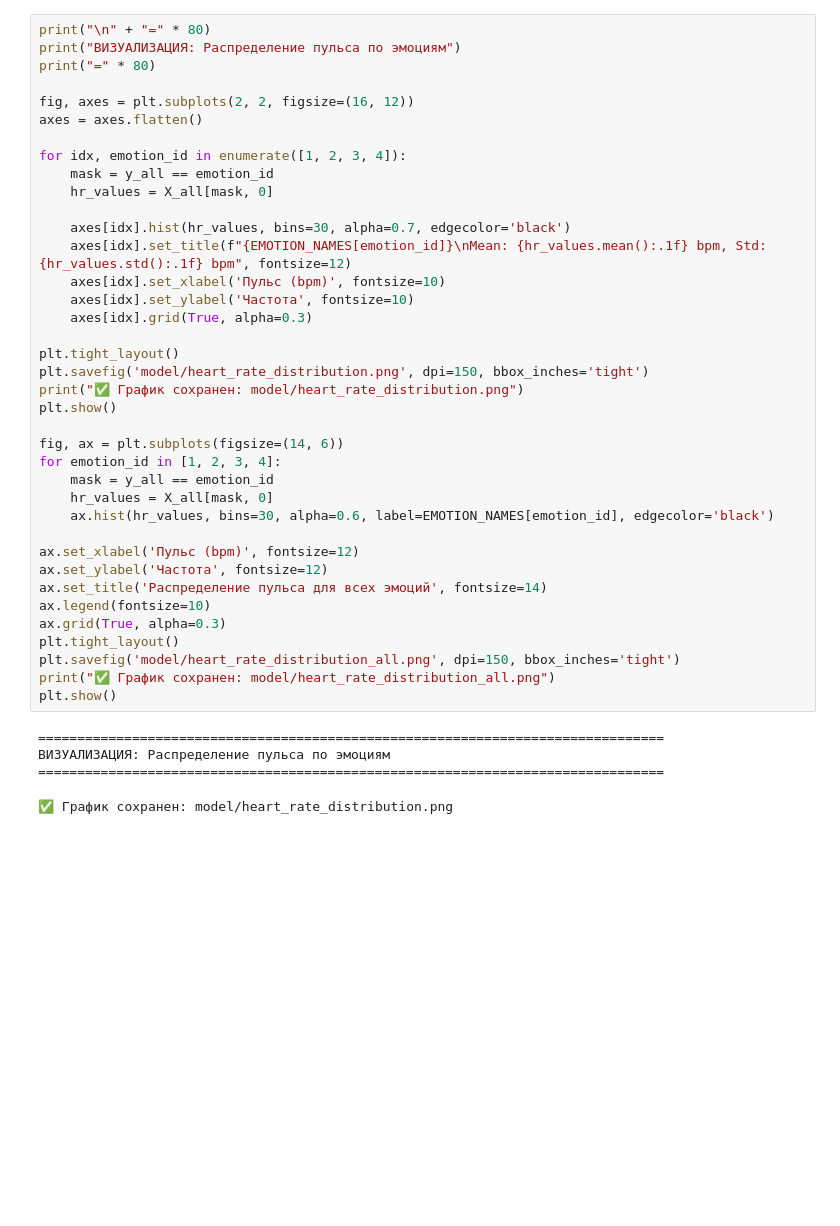
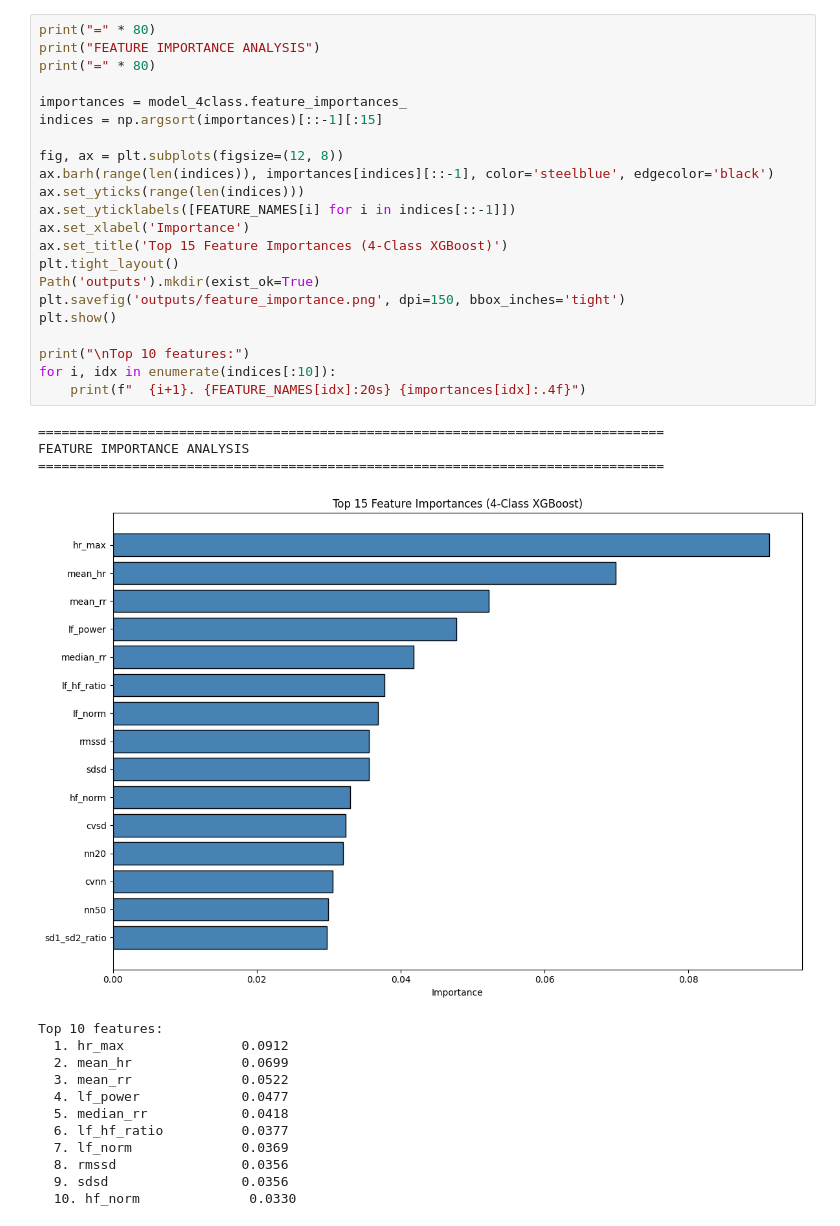
Before and after one commit to kegazani/metachat, a Jupyter notebook: ai/model.ipynb, the cells around one changed output. Saved outputs shown, nothing was run; the diff lists cells and outputs as text; blank space fills up the shorter version.

```diff
--- a/ai/model.ipynb
+++ b/ai/model.ipynb
@@ -404,43 +403,38 @@ ONE-VS-REST: 4 ОТДЕЛЬНЫХ КЛАССИФИКАТОРА
 # %%
-print("\n" + "=" * 80)
-print("ВИЗУАЛИЗАЦИЯ: Распределение пульса по эмоциям")
+print("=" * 80)
+print("FEATURE IMPORTANCE ANALYSIS")
 print("=" * 80)
 
-fig, axes = plt.subplots(2, 2, figsize=(16, 12))
-axes = axes.flatten()
+importances = model_4class.feature_importances_
+indices = np.argsort(importances)[::-1][:15]
 
-for idx, emotion_id in enumerate([1, 2, 3, 4]):
-    mask = y_all == emotion_id
-    hr_values = X_all[mask, 0]
-
-    axes[idx].hist(hr_values, bins=30, alpha=0.7, edgecolor='black')
-    axes[idx].set_title(f"{EMOTION_NAMES[emotion_id]}\nMean: {hr_values.mean():.1f} bpm, Std: {hr_values.std():.1f} bpm", fontsize=12)
-    axes[idx].set_xlabel('Пульс (bpm)', fontsize=10)
-    axes[idx].set_ylabel('Частота', fontsize=10)
-    axes[idx].grid(True, alpha=0.3)
-
+fig, ax = plt.subplots(figsize=(12, 8))
+ax.barh(range(len(indices)), importances[indices][::-1], color='steelblue', edgecolor='black')
+ax.set_yticks(range(len(indices)))
+ax.set_yticklabels([FEATURE_NAMES[i] for i in indices[::-1]])
+ax.set_xlabel('Importance')
+ax.set_title('Top 15 Feature Importances (4-Class XGBoost)')
 plt.tight_layout()
-plt.savefig('model/heart_rate_distribution.png', dpi=150, bbox_inches='tight')
-print("✅ График сохранен: model/heart_rate_distribution.png")
+Path('outputs').mkdir(exist_ok=True)
+plt.savefig('outputs/feature_importance.png', dpi=150, bbox_inches='tight')
 plt.show()
 
-fig, ax = plt.subplots(figsize=(14, 6))
-for emotion_id in [1, 2, 3, 4]:
-    mask = y_all == emotion_id
-    hr_values = X_all[mask, 0]
-    ax.hist(hr_values, bins=30, alpha=0.6, label=EMOTION_NAMES[emotion_id], edgecolor='black')
-
-ax.set_xlabel('Пульс (bpm)', fontsize=12)
-ax.set_ylabel('Частота', fontsize=12)
-ax.set_title('Распределение пульса для всех эмоций', fontsize=14)
-ax.legend(fontsize=10)
-ax.grid(True, alpha=0.3)
-plt.tight_layout()
-plt.savefig('model/heart_rate_distribution_all.png', dpi=150, bbox_inches='tight')
-print("✅ График сохранен: model/heart_rate_distribution_all.png")
-plt.show()
+print("\nTop 10 features:")
+for i, idx in enumerate(indices[:10]):
+    print(f"  {i+1}. {FEATURE_NAMES[idx]:20s} {importances[idx]:.4f}")
 # %% [output]
 ================================================================================
-ВИЗУАЛИЗАЦИЯ: Распределение пульса по эмоциям
+FEATURE IMPORTANCE ANALYSIS
 ================================================================================
+[figure, new version]
-✅ График сохранен: model/heart_rate_distribution.png
+Top 10 features:
+  1. hr_max               0.0912
+  2. mean_hr              0.0699
+  3. mean_rr              0.0522
+  4. lf_power             0.0477
+  5. median_rr            0.0418
+  6. lf_hf_ratio          0.0377
+  7. lf_norm              0.0369
+  8. rmssd                0.0356
+  9. sdsd                 0.0356
+  10. hf_norm              0.0330
```
Also changed, not shown: parts of 8 cells of this notebook, 25 other files.
